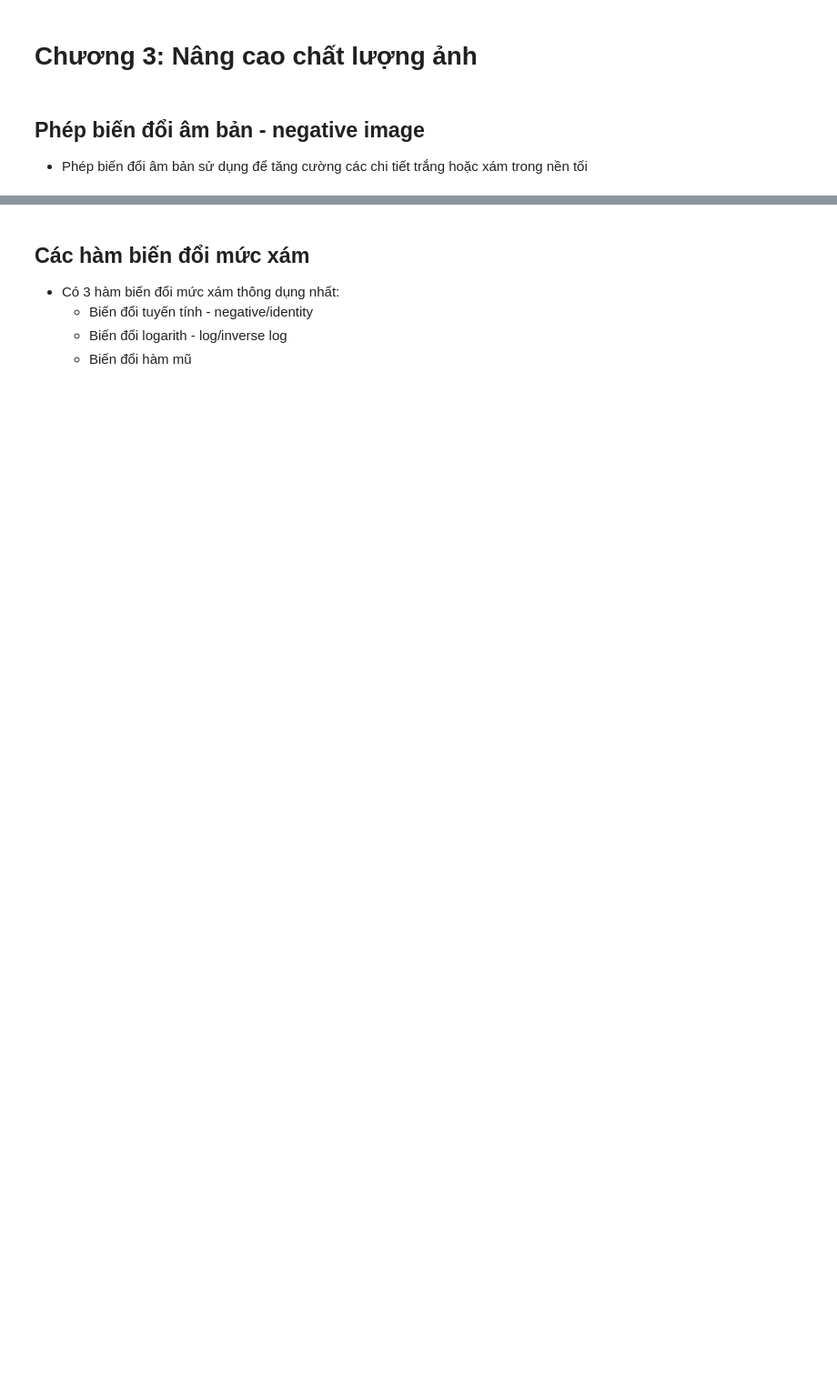
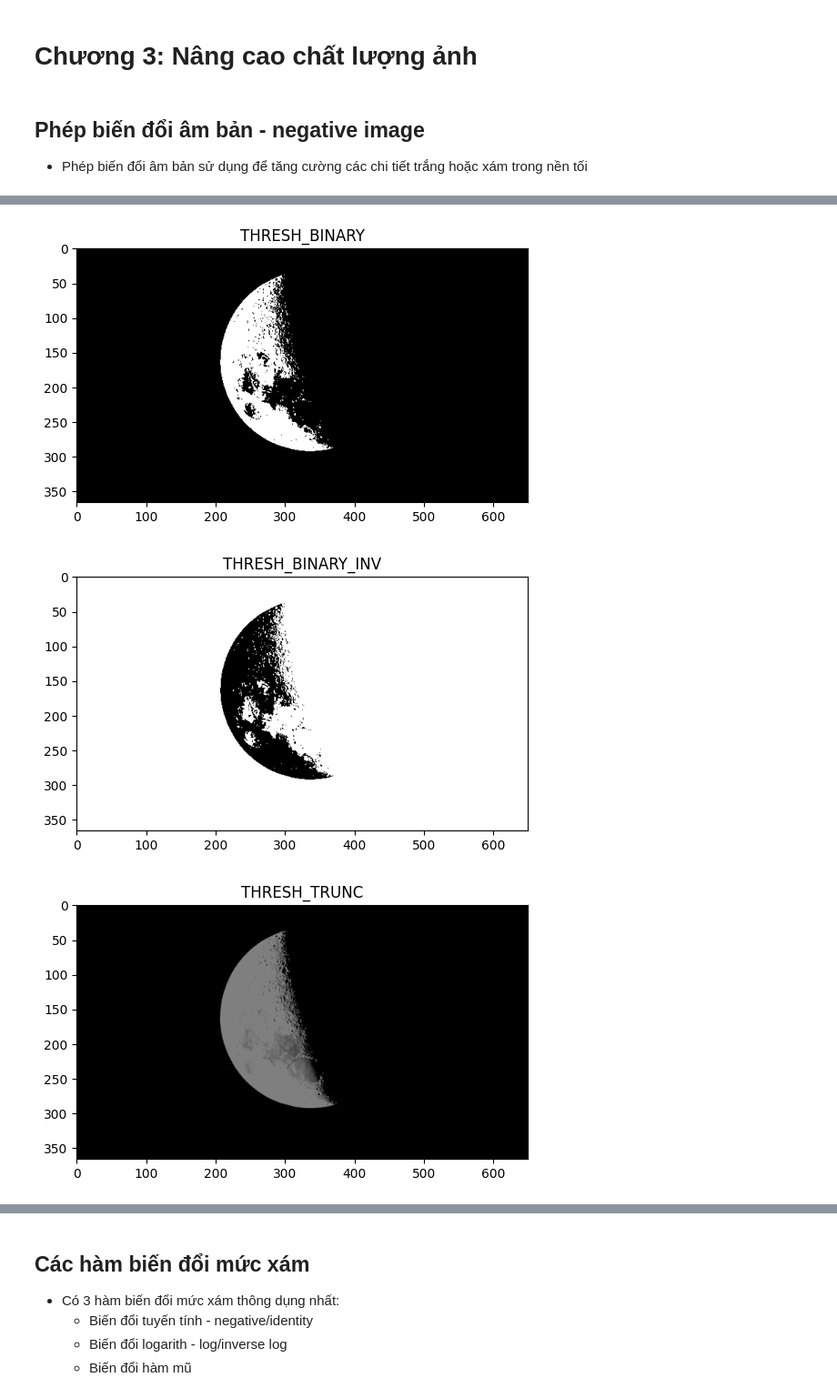
Before and after one commit to tuandev1l/image_processing, a Jupyter notebook: code/chuong_3/main.ipynb, the cells around one changed output, grey strips where cells are left out. Shown at 91% size. Saved outputs shown, nothing was run; the diff lists cells and outputs as text; code cells hidden in the pictures; blank space fills up the shorter version.

```diff
--- a/code/chuong_3/main.ipynb
+++ b/code/chuong_3/main.ipynb
@@ -23,0 +36,42 @@ error: OpenCV(4.8.1) :-1: error: (-5:Bad argument) in function 'imshow'
+# %%
+IMG_PATH='../../images/chuong_3/moon.png'
+# IMG_PATH='../../images/chuong_3/full-moon.webp'
+
+def thresholding_image():
+  image=cv2.imread(IMG_PATH)
+  gray_image = cv2.cvtColor(image, cv2.COLOR_BGR2GRAY)
+  _, threshold_image_1 =  cv2.threshold(gray_image, 127, 255, cv2.THRESH_BINARY)
+  new_img=cv2.cvtColor(threshold_image_1, cv2.COLOR_BGR2RGB)
+  plt.title('THRESH_BINARY')
+  plt.imshow(new_img)
+  plt.show()
+
+  _, threshold_image_2 =  cv2.threshold(gray_image, 127, 255, cv2.THRESH_BINARY_INV)
+  plt.title('THRESH_BINARY_INV')
+  new_img=cv2.cvtColor(threshold_image_2, cv2.COLOR_BGR2RGB)
+  plt.imshow(new_img)
+  plt.show()
+
+  _, threshold_image_3 =  cv2.threshold(gray_image, 127, 255, cv2.THRESH_TRUNC)
+  plt.title('THRESH_TRUNC')
+  new_img=cv2.cvtColor(threshold_image_3, cv2.COLOR_BGR2RGB)
+  plt.imshow(new_img)
+  plt.show()
+
+  _, threshold_image_4 =  cv2.threshold(gray_image, 127, 255, cv2.THRESH_TOZERO)
+  plt.title('THRESH_TOZERO')
+  new_img=cv2.cvtColor(threshold_image_4, cv2.COLOR_BGR2RGB)
+  plt.imshow(new_img)
+  plt.show()
+
+  _, threshold_image_5 =  cv2.threshold(gray_image, 127, 255, cv2.THRESH_TOZERO_INV)
+  plt.title('THRESH_TOZERO_INV')
+  new_img=cv2.cvtColor(threshold_image_5, cv2.COLOR_BGR2RGB)
+  plt.imshow(new_img)
+  plt.show()
+
+thresholding_image()
+# %% [output]
+[figure, added]
+[figure, added]
+[figure, added]
```
Also changed, not shown: parts of 15 cells of this notebook, 14 other files.
